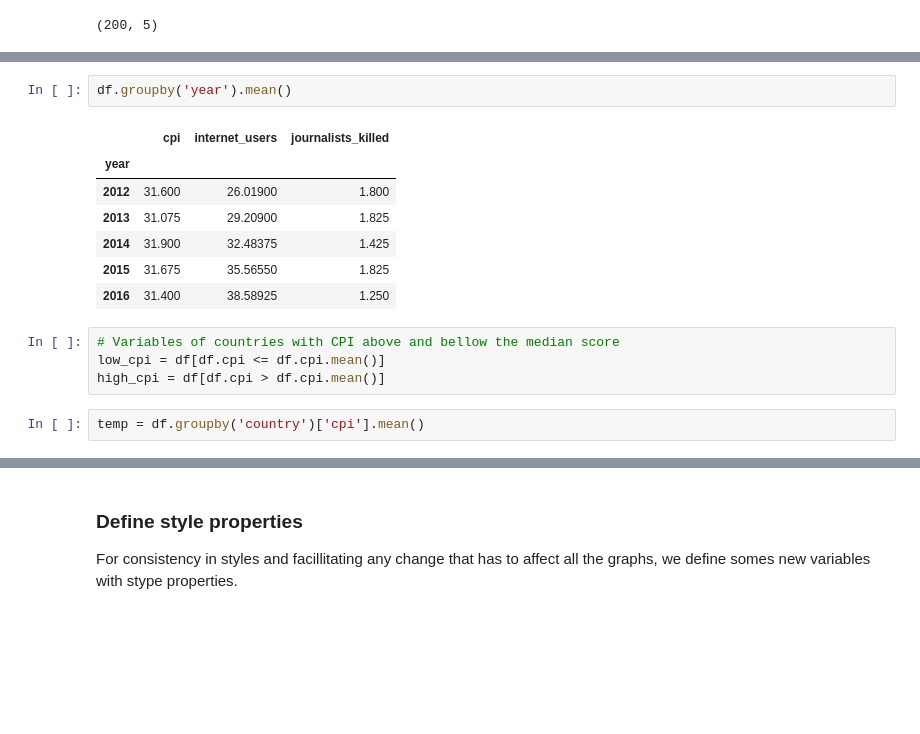
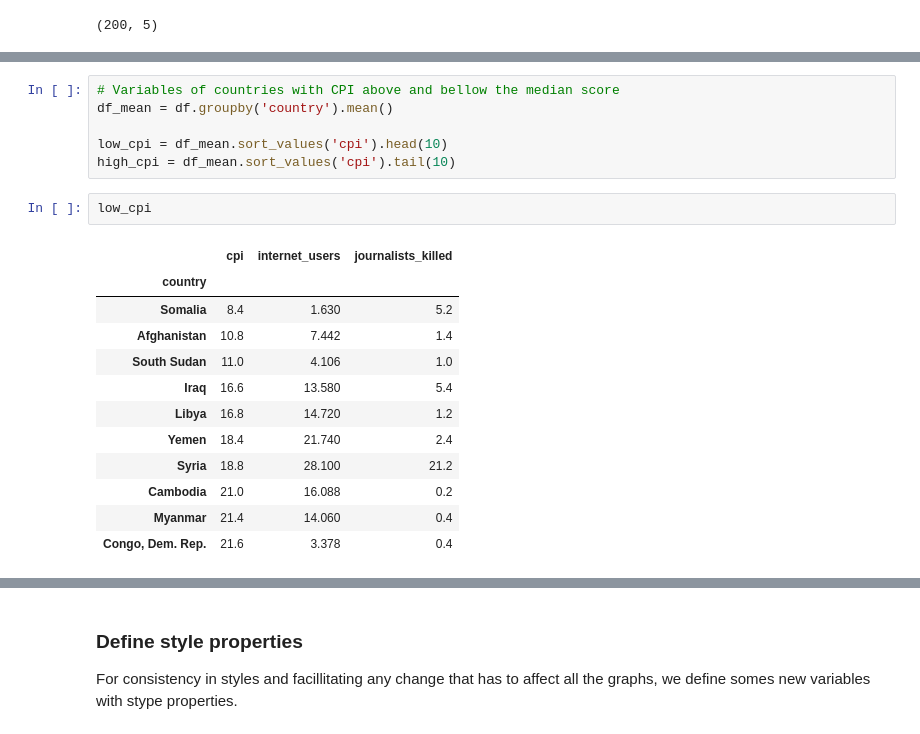
Before and after one commit to luisberns/study-data-analysis, a Jupyter notebook: dand-udacity/project2/corruption_analysis.ipynb, the cells around one changed output, grey strips where cells are left out. Saved outputs shown, nothing was run; the diff lists cells and outputs as text; blank space fills up the shorter version.

```diff
--- a/dand-udacity/project2/corruption_analysis.ipynb
+++ b/dand-udacity/project2/corruption_analysis.ipynb
@@ -259,16 +238,21 @@ df.groupby('country').mean()
-# %%
-df.groupby('year').mean()
-# %% [output]
-|  | cpi | internet_users | journalists_killed |
-| year |  |  |  |
-| 2012 | 31.600 | 26.01900 | 1.800 |
-| 2013 | 31.075 | 29.20900 | 1.825 |
-| 2014 | 31.900 | 32.48375 | 1.425 |
-| 2015 | 31.675 | 35.56550 | 1.825 |
-| 2016 | 31.400 | 38.58925 | 1.250 |
 # %%
 # Variables of countries with CPI above and bellow the median score
-low_cpi = df[df.cpi <= df.cpi.mean()]
-high_cpi = df[df.cpi > df.cpi.mean()]
+df_mean = df.groupby('country').mean()
+
+low_cpi = df_mean.sort_values('cpi').head(10)
+high_cpi = df_mean.sort_values('cpi').tail(10)
-# %%
-temp = df.groupby('country')['cpi'].mean()
+# %%
+low_cpi
+# %% [output]
+|  | cpi | internet_users | journalists_killed |
+| country |  |  |  |
+| Somalia | 8.4 | 1.630 | 5.2 |
+| Afghanistan | 10.8 | 7.442 | 1.4 |
+| South Sudan | 11.0 | 4.106 | 1.0 |
+| Iraq | 16.6 | 13.580 | 5.4 |
+| Libya | 16.8 | 14.720 | 1.2 |
+| Yemen | 18.4 | 21.740 | 2.4 |
+| Syria | 18.8 | 28.100 | 21.2 |
+| Cambodia | 21.0 | 16.088 | 0.2 |
+| Myanmar | 21.4 | 14.060 | 0.4 |
+| Congo, Dem. Rep. | 21.6 | 3.378 | 0.4 |
```
Also changed, not shown: parts of 8 cells of this notebook, 1 other file.
